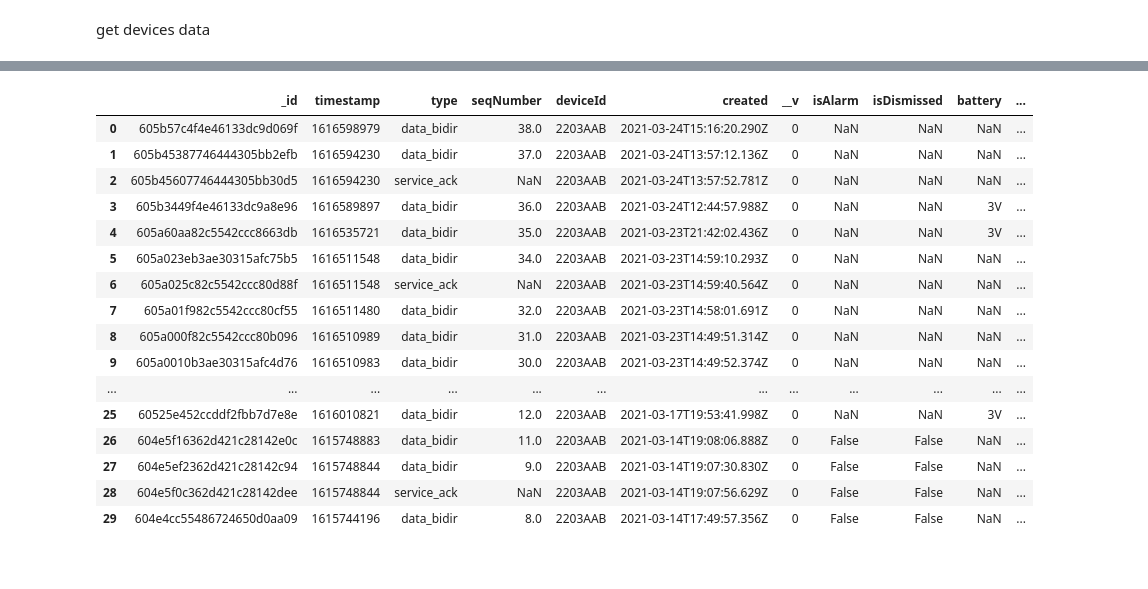
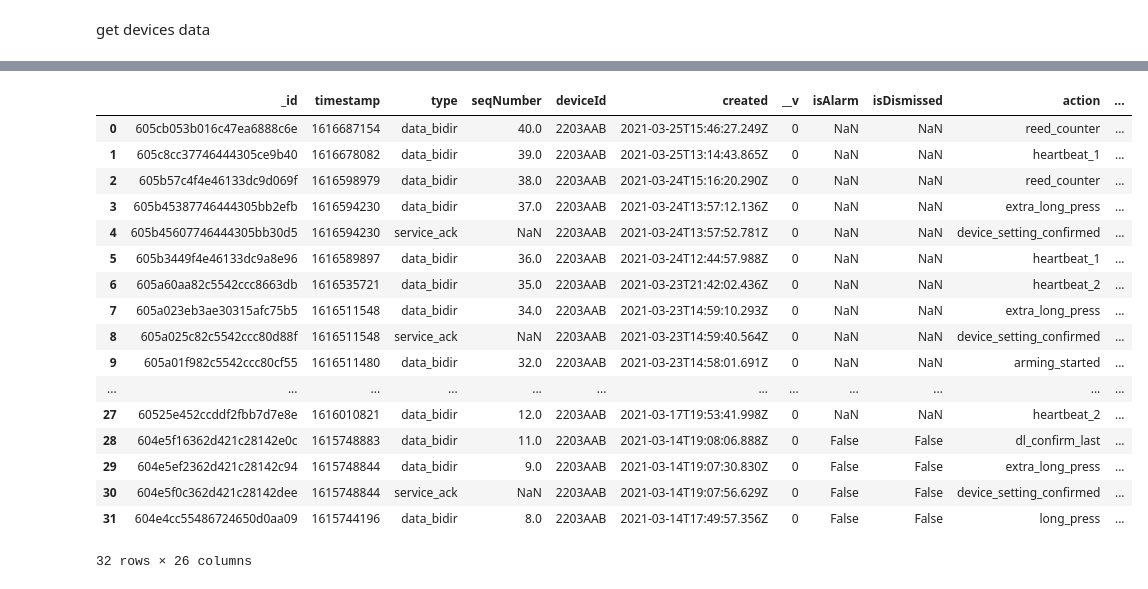
Before and after one commit to phyti1/ds_p4_kompotoi, a Jupyter notebook: Data_aquisition.ipynb, the cells around one changed output, grey strips where cells are left out. Cells and saved outputs as stored; diff of their text form; code cells hidden in the pictures.

Commit message:
data prep for message data

```diff
--- a/Data_aquisition.ipynb
+++ b/Data_aquisition.ipynb
@@ -115,39 +115,39 @@ headers = {
 message_response = requests.request("GET", url, headers=headers, data=payload)
 
 # print(response.text)
-# %%
-message_dict = json.loads(message_response.text)
-#print(message_dict['data'])
-message_data = pd.DataFrame.from_dict(message_dict['data'])
-
-#print(message_data.loc[:,'keys'][0])
-for index, keys in enumerate(message_data.loc[:,'keys']):
-    # print(index)
-    for key in keys:
-        # print(key['value'])
-        if key['key'] == 'temperature':
-            message_data.loc[index, 'temperature'] = key['value'] + key['unit']
-        if key['key'] == 'battery':
-            message_data.loc[index, 'battery'] = key['value'] + key['unit']
-
-message_data = message_data.drop(columns=['keys'])
-
-message_data
-# %% [output]
-|  | _id | timestamp | type | seqNumber | deviceId | created | __v | isAlarm | isDismissed | battery | ... |
-| 0 | 605b57c4f4e46133dc9d069f | 1616598979 | data_bidir | 38.0 | 2203AAB | 2021-03-24T15:16:20.290Z | 0 | NaN | NaN | NaN | ... |
-| 1 | 605b45387746444305bb2efb | 1616594230 | data_bidir | 37.0 | 2203AAB | 2021-03-24T13:57:12.136Z | 0 | NaN | NaN | NaN | ... |
-| 2 | 605b45607746444305bb30d5 | 1616594230 | service_ack | NaN | 2203AAB | 2021-03-24T13:57:52.781Z | 0 | NaN | NaN | NaN | ... |
-| 3 | 605b3449f4e46133dc9a8e96 | 1616589897 | data_bidir | 36.0 | 2203AAB | 2021-03-24T12:44:57.988Z | 0 | NaN | NaN | 3V | ... |
-| 4 | 605a60aa82c5542ccc8663db | 1616535721 | data_bidir | 35.0 | 2203AAB | 2021-03-23T21:42:02.436Z | 0 | NaN | NaN | 3V | ... |
-| 5 | 605a023eb3ae30315afc75b5 | 1616511548 | data_bidir | 34.0 | 2203AAB | 2021-03-23T14:59:10.293Z | 0 | NaN | NaN | NaN | ... |
-| 6 | 605a025c82c5542ccc80d88f | 1616511548 | service_ack | NaN | 2203AAB | 2021-03-23T14:59:40.564Z | 0 | NaN | NaN | NaN | ... |
-| 7 | 605a01f982c5542ccc80cf55 | 1616511480 | data_bidir | 32.0 | 2203AAB | 2021-03-23T14:58:01.691Z | 0 | NaN | NaN | NaN | ... |
-| 8 | 605a000f82c5542ccc80b096 | 1616510989 | data_bidir | 31.0 | 2203AAB | 2021-03-23T14:49:51.314Z | 0 | NaN | NaN | NaN | ... |
-| 9 | 605a0010b3ae30315afc4d76 | 1616510983 | data_bidir | 30.0 | 2203AAB | 2021-03-23T14:49:52.374Z | 0 | NaN | NaN | NaN | ... |
-| ... | ... | ... | ... | ... | ... | ... | ... | ... | ... | ... | ... |
-| 25 | 60525e452ccddf2fbb7d7e8e | 1616010821 | data_bidir | 12.0 | 2203AAB | 2021-03-17T19:53:41.998Z | 0 | NaN | NaN | 3V | ... |
-| 26 | 604e5f16362d421c28142e0c | 1615748883 | data_bidir | 11.0 | 2203AAB | 2021-03-14T19:08:06.888Z | 0 | False | False | NaN | ... |
-| 27 | 604e5ef2362d421c28142c94 | 1615748844 | data_bidir | 9.0 | 2203AAB | 2021-03-14T19:07:30.830Z | 0 | False | False | NaN | ... |
-| 28 | 604e5f0c362d421c28142dee | 1615748844 | service_ack | NaN | 2203AAB | 2021-03-14T19:07:56.629Z | 0 | False | False | NaN | ... |
-| 29 | 604e4cc55486724650d0aa09 | 1615744196 | data_bidir | 8.0 | 2203AAB | 2021-03-14T17:49:57.356Z | 0 | False | False | NaN | ... |
+# %%
+# data prep
+message_dict = json.loads(message_response.text)
+#print(message_dict['data'])
+message_data = pd.DataFrame.from_dict(message_dict['data'])
+
+message_data = message_data.drop(columns=['keys'])
+
+message_data_keys = pd.json_normalize(message_dict['data'], record_path='keys', record_prefix='keys_', meta='_id')
+message_data_keys = message_data_keys.pivot(index=['_id'], columns='keys_key', values='keys_value')
+message_data_keys.reset_index(inplace=True)
+message_data_keys = message_data_keys.groupby('_id').sum()
+#print(message_data_keys)
+# join df's
+message_data = message_data.merge(message_data_keys, on=['_id'], how='left', indicator=True)
+
+message_data
+# %% [output]
+|  | _id | timestamp | type | seqNumber | deviceId | created | __v | isAlarm | isDismissed | action | ... |
+| 0 | 605cb053b016c47ea6888c6e | 1616687154 | data_bidir | 40.0 | 2203AAB | 2021-03-25T15:46:27.249Z | 0 | NaN | NaN | reed_counter | ... |
+| 1 | 605c8cc37746444305ce9b40 | 1616678082 | data_bidir | 39.0 | 2203AAB | 2021-03-25T13:14:43.865Z | 0 | NaN | NaN | heartbeat_1 | ... |
+| 2 | 605b57c4f4e46133dc9d069f | 1616598979 | data_bidir | 38.0 | 2203AAB | 2021-03-24T15:16:20.290Z | 0 | NaN | NaN | reed_counter | ... |
+| 3 | 605b45387746444305bb2efb | 1616594230 | data_bidir | 37.0 | 2203AAB | 2021-03-24T13:57:12.136Z | 0 | NaN | NaN | extra_long_press | ... |
+| 4 | 605b45607746444305bb30d5 | 1616594230 | service_ack | NaN | 2203AAB | 2021-03-24T13:57:52.781Z | 0 | NaN | NaN | device_setting_confirmed | ... |
+| 5 | 605b3449f4e46133dc9a8e96 | 1616589897 | data_bidir | 36.0 | 2203AAB | 2021-03-24T12:44:57.988Z | 0 | NaN | NaN | heartbeat_1 | ... |
+| 6 | 605a60aa82c5542ccc8663db | 1616535721 | data_bidir | 35.0 | 2203AAB | 2021-03-23T21:42:02.436Z | 0 | NaN | NaN | heartbeat_2 | ... |
+| 7 | 605a023eb3ae30315afc75b5 | 1616511548 | data_bidir | 34.0 | 2203AAB | 2021-03-23T14:59:10.293Z | 0 | NaN | NaN | extra_long_press | ... |
+| 8 | 605a025c82c5542ccc80d88f | 1616511548 | service_ack | NaN | 2203AAB | 2021-03-23T14:59:40.564Z | 0 | NaN | NaN | device_setting_confirmed | ... |
+| 9 | 605a01f982c5542ccc80cf55 | 1616511480 | data_bidir | 32.0 | 2203AAB | 2021-03-23T14:58:01.691Z | 0 | NaN | NaN | arming_started | ... |
+| ... | ... | ... | ... | ... | ... | ... | ... | ... | ... | ... | ... |
+| 27 | 60525e452ccddf2fbb7d7e8e | 1616010821 | data_bidir | 12.0 | 2203AAB | 2021-03-17T19:53:41.998Z | 0 | NaN | NaN | heartbeat_2 | ... |
+| 28 | 604e5f16362d421c28142e0c | 1615748883 | data_bidir | 11.0 | 2203AAB | 2021-03-14T19:08:06.888Z | 0 | False | False | dl_confirm_last | ... |
+| 29 | 604e5ef2362d421c28142c94 | 1615748844 | data_bidir | 9.0 | 2203AAB | 2021-03-14T19:07:30.830Z | 0 | False | False | extra_long_press | ... |
+| 30 | 604e5f0c362d421c28142dee | 1615748844 | service_ack | NaN | 2203AAB | 2021-03-14T19:07:56.629Z | 0 | False | False | device_setting_confirmed | ... |
+| 31 | 604e4cc55486724650d0aa09 | 1615744196 | data_bidir | 8.0 | 2203AAB | 2021-03-14T17:49:57.356Z | 0 | False | False | long_press | ... |
+32 rows × 26 columns
```
Also changed, not shown: parts of 1 cell of this notebook.
